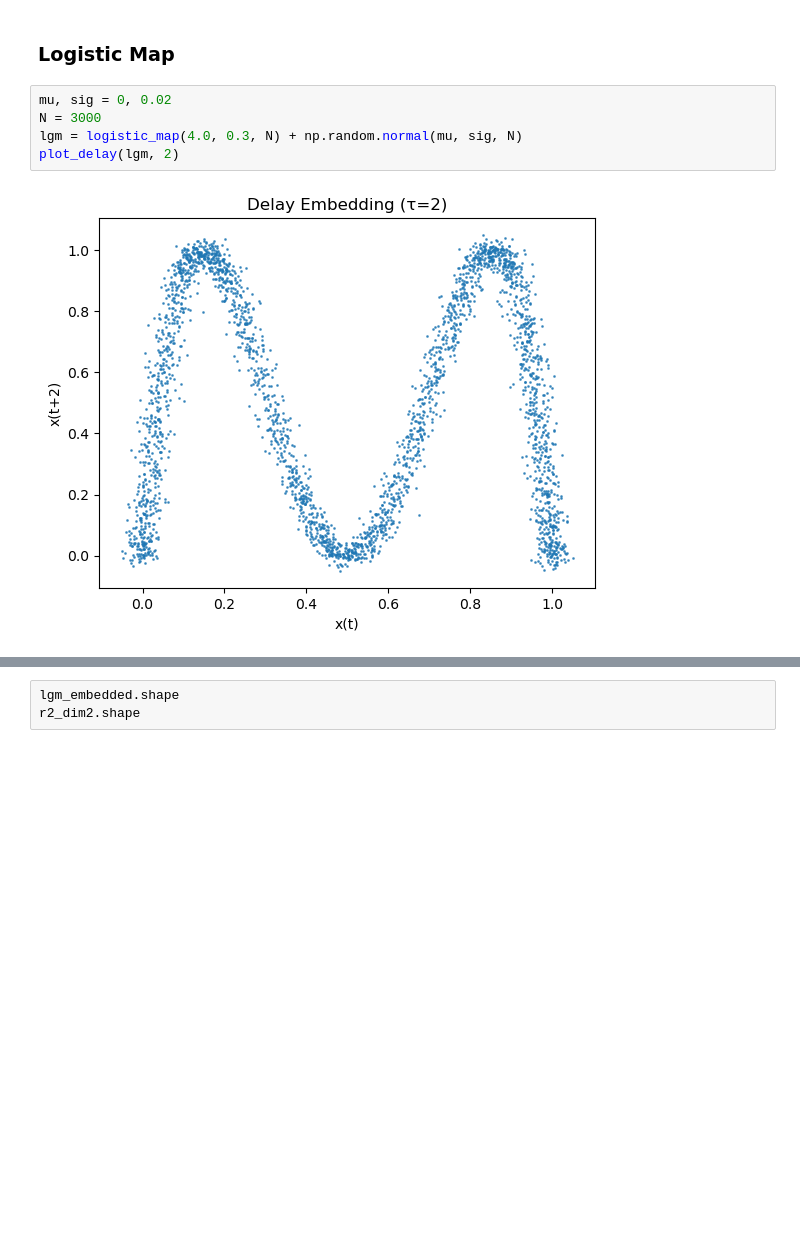
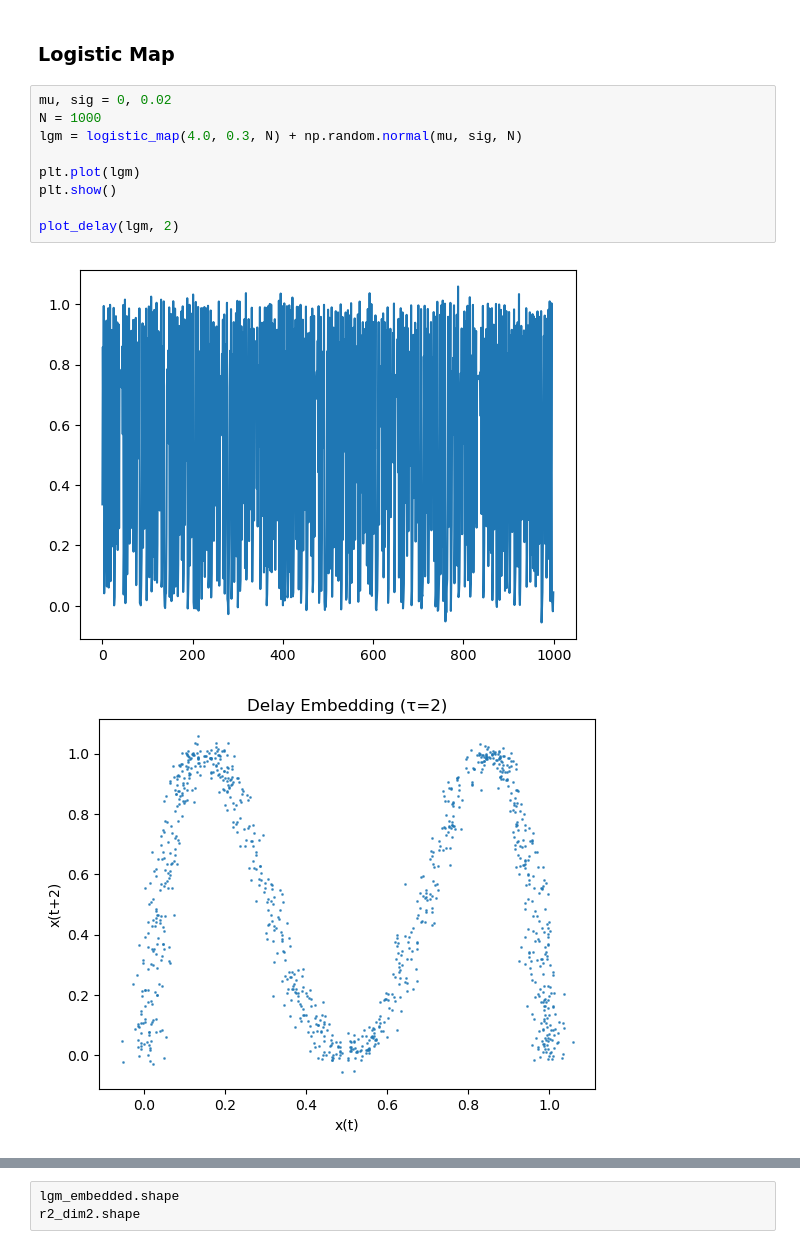
Before and after one commit to seeingquietjohn/ShannonsWiener, a Jupyter notebook: EmbeddingBench.ipynb, the cells around one changed output, grey strips where cells are left out. Cells and saved outputs as stored; diff of their text form; blank space fills up the shorter version.

```diff
--- a/EmbeddingBench.ipynb
+++ b/EmbeddingBench.ipynb
@@ -84,11 +97,16 @@ def weierstrass(x, a, b, max_n):
 ### Logistic Map
 # %%
 mu, sig = 0, 0.02
-N = 3000
+N = 1000
 lgm = logistic_map(4.0, 0.3, N) + np.random.normal(mu, sig, N)
+
+plt.plot(lgm)
+plt.show()
+
 plot_delay(lgm, 2)
 # %% [output]
-[figure, old version]
+[figure, new version]
+[figure, added]
 # %%
 plot_acf(lgm, 10)
 # %% [output]
```
Also changed, not shown: parts of 10 cells of this notebook.
